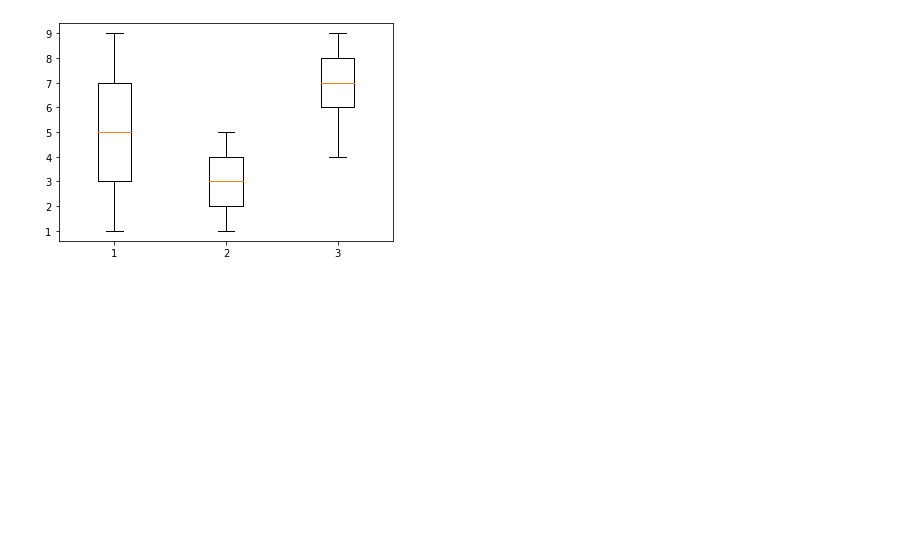
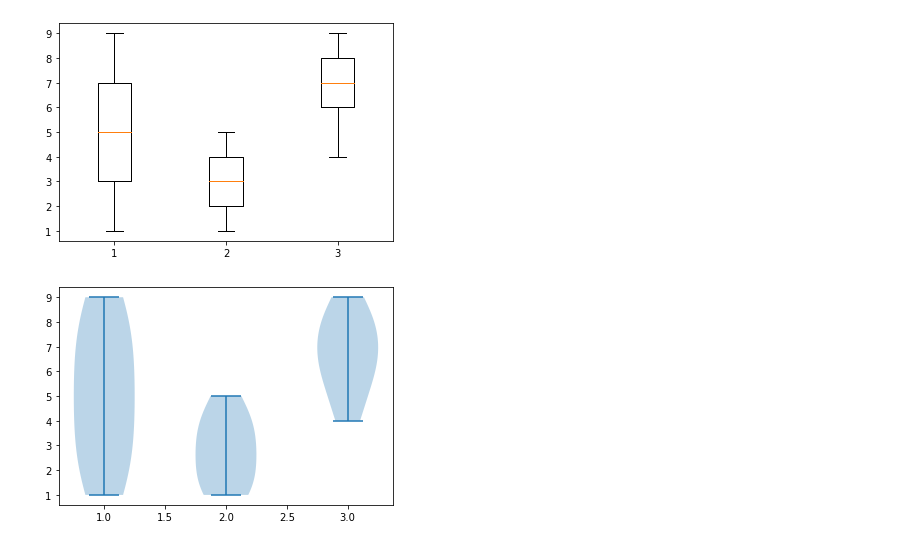
Before and after one commit to Vibhurathore09/ML, a Jupyter notebook: Matplotlib/Matplotlib.ipynb, the cells around one changed output. Cells and saved outputs as stored; diff of their text form; code cells hidden in the pictures; blank space fills up the shorter version.

```diff
--- a/Matplotlib/Matplotlib.ipynb
+++ b/Matplotlib/Matplotlib.ipynb
@@ -160,3 +160,9 @@ plt.boxplot(data)
 plt.show()
 # %% [output]
 [figure]
+# %%
+# Violin-Plot
+plt.violinplot(data)
+plt.show()
+# %% [output]
+[figure, added]
```
Also changed, not shown: parts of 3 cells of this notebook.
